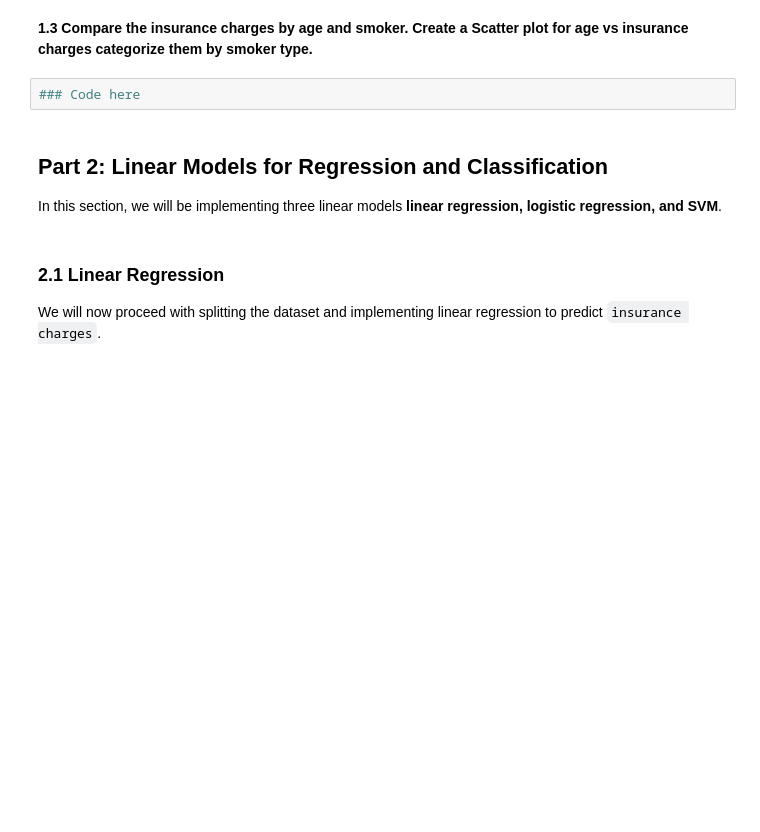
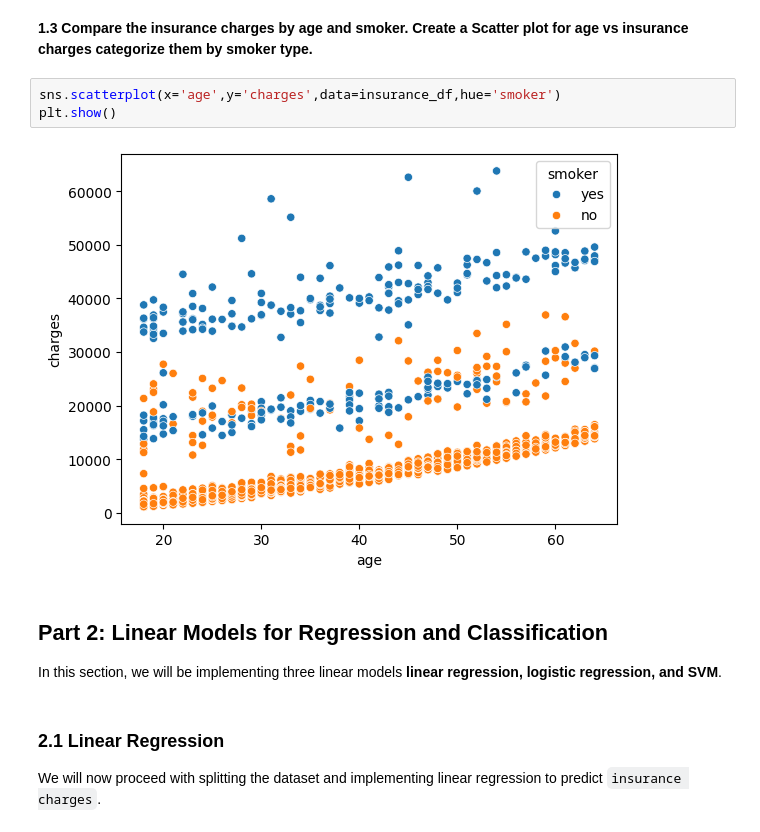
Before and after one commit to jiajiabinx/aml-hw1, a Jupyter notebook: AML_HW1_Questions.ipynb, the cells around one changed output. Cells and saved outputs as stored; diff of their text form; blank space fills up the shorter version.

```diff
--- a/AML_HW1_Questions.ipynb
+++ b/AML_HW1_Questions.ipynb
@@ -56,7 +83,10 @@ insurance_df
 # %% [markdown]
 **1.3 Compare the insurance charges by age and smoker. Create a Scatter plot for age vs insurance charges categorize them by smoker type.**
 # %%
-### Code here
+sns.scatterplot(x='age',y='charges',data=insurance_df,hue='smoker')
+plt.show()
+# %% [output]
+[figure, added]
 # %% [markdown]
 ## **Part 2: Linear Models for Regression and Classification**
 
```
Also changed, not shown: parts of 53 cells of this notebook, 1 other file.
